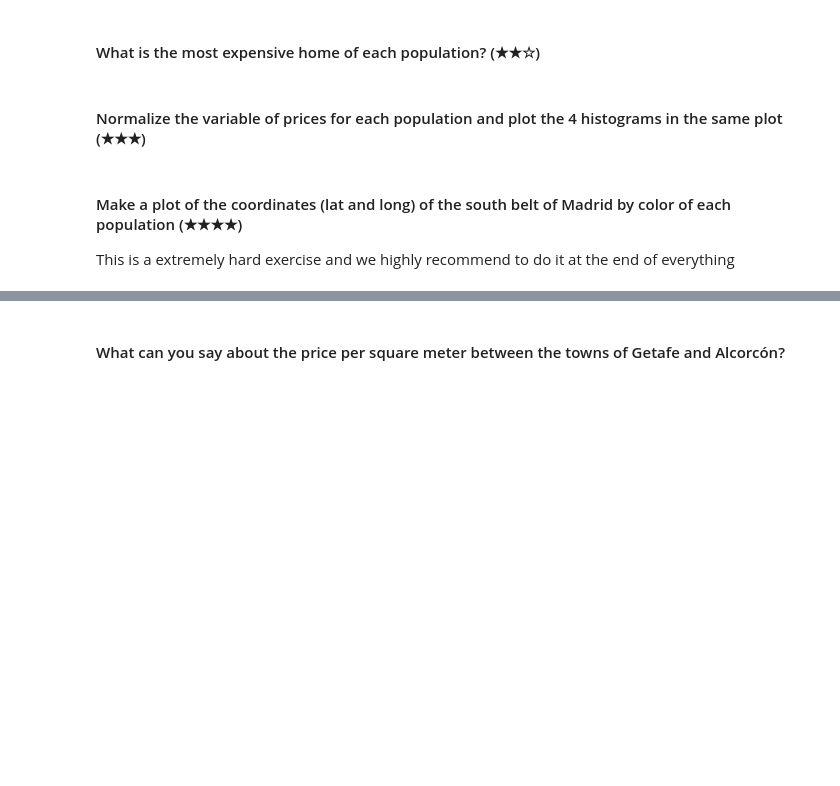
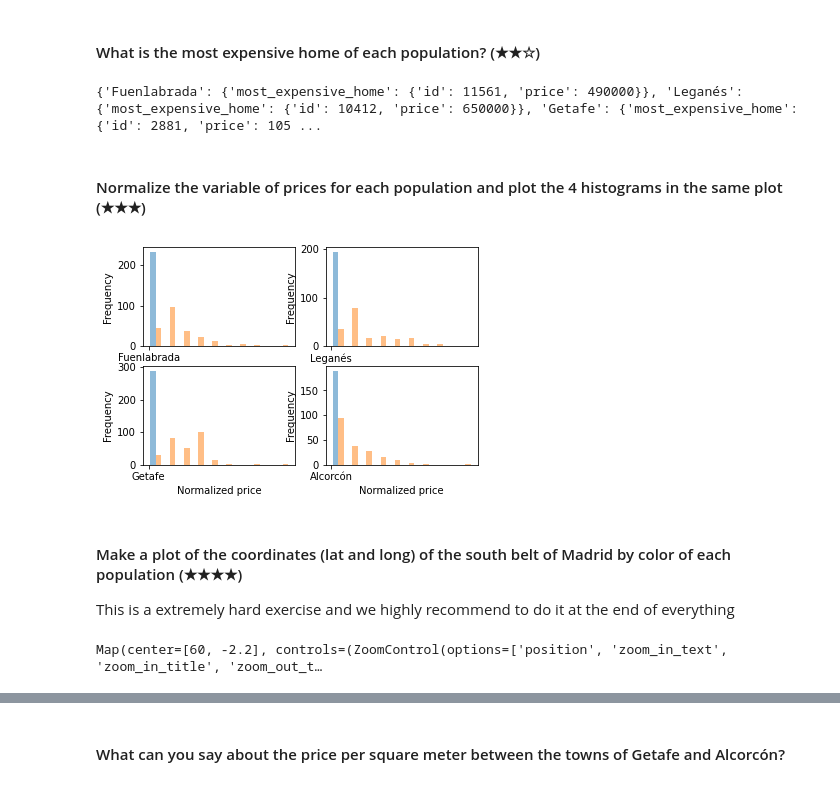
Before and after one commit to sepeca15/Real-Estate-Data-Cleanup, a Jupyter notebook: project.ipynb, the cells around one changed output, grey strips where cells are left out. Cells and saved outputs as stored; diff of their text form; code cells hidden in the pictures; blank space fills up the shorter version.

```diff
--- a/project.ipynb
+++ b/project.ipynb
@@ -133,79 +233,90 @@ print(grouped_filtered_data_frame.var())
 # %%
 import pandas as pd
 
-def get_population_most_expensive_home_data(population_data_frame: pd.DataFrame):
+def get_population_most_expensive_home_data(population_df: pd.DataFrame):
     result = {
         "most_expensive_home": {
-            "id": population_data_frame['price'].idxmax(),
-            "price": population_data_frame['price'].max()
+            "id": population_df['price'].idxmax(),
+            "price": population_df['price'].max()
         }
     }
     return result
 
-data_frame = pd.read_csv('./assets/real_estate.csv', sep=';')
+df = pd.read_csv('./assets/real_estate.csv', sep=';')
 populations_to_filter = ('Fuenlabrada', 'Leganés', 'Getafe', 'Alcorcón')
-filtered_data_frame = data_frame[data_frame['level5'].isin(populations_to_filter)]
-filtered_data_frame = filtered_data_frame[['level5', 'price']]
-population_specific_data_frames = [filtered_data_frame[filtered_data_frame['level5'] == population] for population in populations_to_filter]
+filtered_df = df[df['level5'].isin(populations_to_filter)]
+filtered_df = filtered_df[['level5', 'price']]
+population_specific_df = [filtered_df[filtered_df['level5'] == population] for population in populations_to_filter]
 most_expensive_homes_dict = {
-    population_data_frame['level5'].iloc[0]: get_population_most_expensive_home_data(population_data_frame=population_data_frame)
-    for population_data_frame in population_specific_data_frames
+    population_df['level5'].iloc[0]: get_population_most_expensive_home_data(population_df=population_df)
+    for population_df in population_specific_df
 }
 print(most_expensive_homes_dict)
+# %% [output]
+{'Fuenlabrada': {'most_expensive_home': {'id': 11561, 'price': 490000}}, 'Leganés': {'most_expensive_home': {'id': 10412, 'price': 650000}}, 'Getafe': {'most_expensive_home': {'id': 2881, 'price': 105 ...
 # %% [markdown]
 #### Normalize the variable of prices for each population and plot the 4 histograms in the same plot (★★★)
 # %%
 import pandas as pd
 import matplotlib.pyplot as plt
 
-def normalize_price(data_frame: pd.DataFrame) -> pd.DataFrame:
+def normalize_price(df: pd.DataFrame) -> pd.DataFrame:
     column = 'price'
-    new_data_frame = data_frame.copy()
-    new_data_frame[column] = (data_frame[column] - data_frame[column].min()) / (data_frame[column].max() - data_frame[column].min())
-    return new_data_frame
+    new_df = df.copy()
+    new_df[column] = (df[column] - df[column].min()) / (df[column].max() - df[column].min())
+    return new_df
 
-data_frame = pd.read_csv('./assets/real_estate.csv', sep=';')
+df = pd.read_csv('./assets/real_estate.csv', sep=';')
 populations_to_filter = ('Fuenlabrada', 'Leganés', 'Getafe', 'Alcorcón')
-filtered_data_frame = data_frame[data_frame['level5'].isin(populations_to_filter)]
-filtered_data_frame = filtered_data_frame[['level5', 'price']]
-population_specific_data_frames = [filtered_data_frame[filtered_data_frame['level5'] == population] for population in populations_to_filter]
-population_specific_data_frames = [normalize_price(data_frame) for data_frame in population_specific_data_frames]
+filtered_df = df[df['level5'].isin(populations_to_filter)]
+filtered_df = filtered_df[['level5', 'price']]
+population_specific_df = [filtered_df[filtered_df['level5'] == population] for population in populations_to_filter]
+population_specific_df = [normalize_price(df) for df in population_specific_df]
 
-for index, population_data_frame in enumerate(population_specific_data_frames):
+for index, population_df in enumerate(population_specific_df):
     plt.subplot(2, 2, index + 1)
     plt.xlabel('Normalized price')
     plt.ylabel('Frequency')
-    plt.hist(population_data_frame, alpha=0.5, label=population_data_frame['level5'].iloc[0])
+    plt.hist(population_df, alpha=0.5, label=population_df['level5'].iloc[0])
 
 plt.show()
+# %% [output]
+[figure, added]
 # %% [markdown]
 #### Make a plot of the coordinates (lat and long) of the south belt of Madrid by color of each population (★★★★)
 This is a extremely hard exercise and we highly recommend to do it at the end of everything
 # %%
-# Run in console the following command before run the rest of code:
 # jupyter nbextension enable --py --sys-prefix ipyleaflet
 
-from ipyleaflet import Map, basemaps
+from ipyleaflet import Map, basemaps, Marker
+import pandas as pd
 
 # Map centred on (60 degrees latitude et -2.2 degrees longitude)
 # Latitude, longitude
 map = Map(center = (60, -2.2), zoom = 2, min_zoom = 1, max_zoom = 20,
     basemap=basemaps.Stamen.Terrain)
 
-data_frame = pd.read_csv('./assets/real_estate.csv', sep=';')
-filtered_data_frame = data_frame[['level5', 'latitude', 'longitude']]
+df = pd.read_csv('./assets/real_estate.csv', sep=';')
+filtered_df = df[['level5', 'latitude', 'longitude']]
 populations_to_filter = ('Fuenlabrada', 'Leganés', 'Getafe', 'Alcorcón')
 colors = ('red', 'blue', 'yellow', 'pink')
-population_data_frames_dict = {population: filtered_data_frame[filtered_data_frame['level5'] == population].dropna() for population in populations_to_filter}
+population_df_dict = {
+    population: filtered_df[filtered_df['level5'] == population].dropna()
+    for population in populations_to_filter
+}
 
 for population in populations_to_filter:
-    population_data_frame = population_data_frames_dict[population]
-    for index in range(len(population_data_frame)):
-        location = (population_data_frame.iloc[index]['latitude'], population_data_frame.iloc[index]['longitude'])
-        marker = Marker(location=location, draggable=False, color=colors[populations_to_filter.index(population)])
+    population_df = population_df_dict[population]
+    for index in range(len(population_df)):
+        location = (population_df.iloc[index]['latitude'],
+            population_df.iloc[index]['longitude'])
+        marker = Marker(location=location, draggable=False,
+            color=colors[populations_to_filter.index(population)])
         map.add_layer(marker)
 
 map
+# %% [output]
+Map(center=[60, -2.2], controls=(ZoomControl(options=['position', 'zoom_in_text', 'zoom_in_title', 'zoom_out_t…
 # %%
 from ipyleaflet import Map, basemaps, Marker
 import pandas as pd
```
Also changed, not shown: parts of 20 cells of this notebook.
